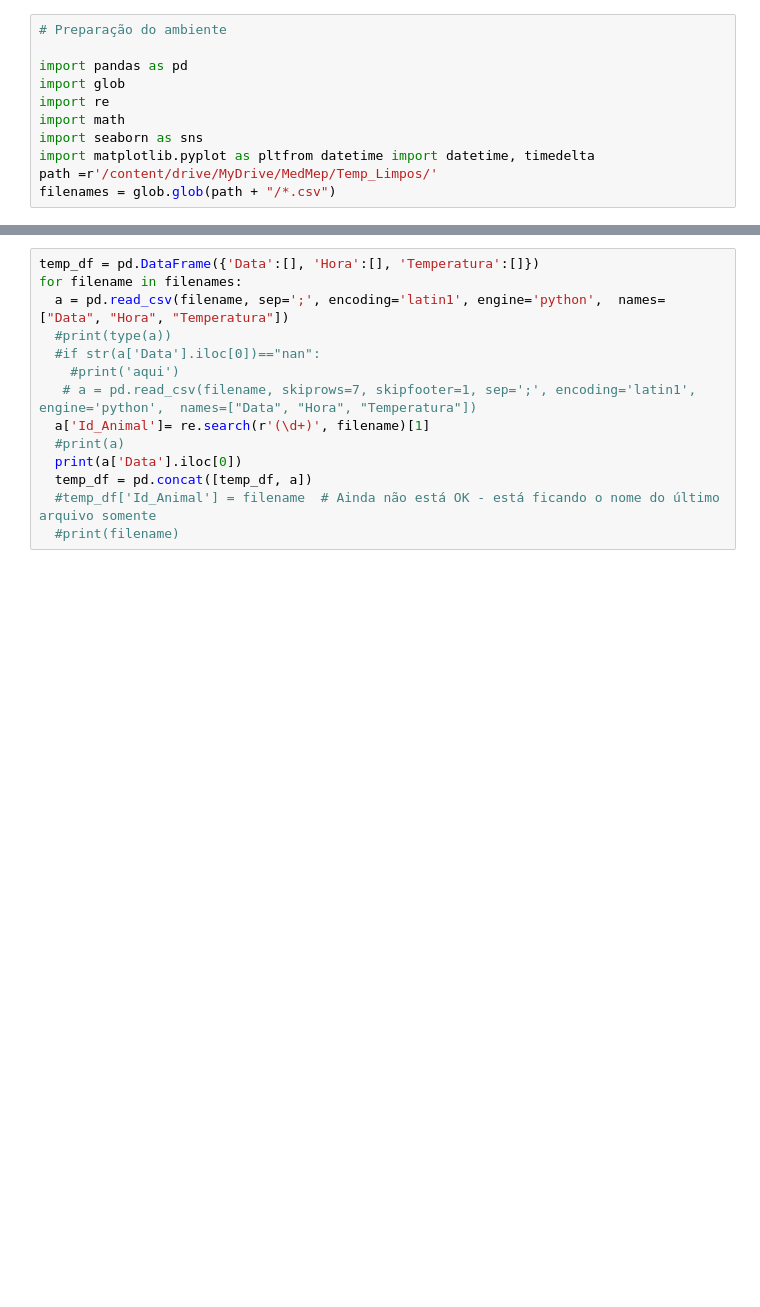
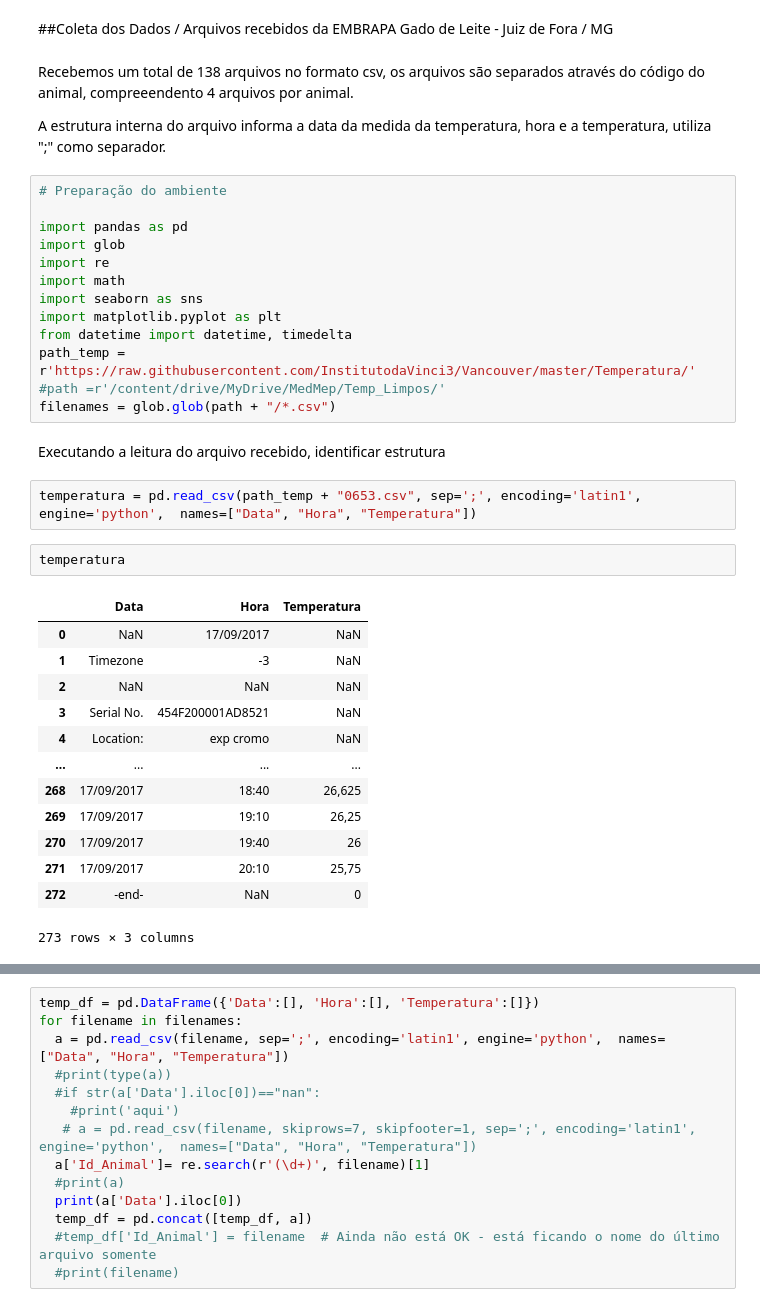
Before and after one commit to InstitutodaVinci3/vancouver, a Jupyter notebook: Temperatura_Animal.ipynb, the cells around one changed output, grey strips where cells are left out. Saved outputs shown, nothing was run; the diff lists cells and outputs as text; blank space fills up the shorter version.

Commit message:
Update Temperatura_Animal.ipynb
apontando para os arquivos no Git

```diff
--- a/Temperatura_Animal.ipynb
+++ b/Temperatura_Animal.ipynb
@@ -5,3 +3,9 @@
+# %% [markdown]
+##Coleta dos Dados / Arquivos recebidos da EMBRAPA Gado de Leite - Juiz de Fora / MG
+# %% [markdown]
+Recebemos um total de 138 arquivos no formato csv, os arquivos são separados através do código do animal, compreeendento 4 arquivos por animal.
+
+A estrutura interna do arquivo informa a data da medida da temperatura, hora e a temperatura, utiliza ";" como separador.
 # %%
 # Preparação do ambiente
 
@@ -10,6 +14,28 @@ import glob
 import re
 import math
 import seaborn as sns
-import matplotlib.pyplot as pltfrom datetime import datetime, timedelta
-path =r'/content/drive/MyDrive/MedMep/Temp_Limpos/'
+import matplotlib.pyplot as plt
+from datetime import datetime, timedelta
+path_temp = r'https://raw.githubusercontent.com/InstitutodaVinci3/Vancouver/master/Temperatura/'
+#path =r'/content/drive/MyDrive/MedMep/Temp_Limpos/'
 filenames = glob.glob(path + "/*.csv")
+# %% [markdown]
+Executando a leitura do arquivo recebido, identificar estrutura
+# %%
+temperatura = pd.read_csv(path_temp + "0653.csv", sep=';', encoding='latin1', engine='python',  names=["Data", "Hora", "Temperatura"])
+# %%
+temperatura
+# %% [output]
+|  | Data | Hora | Temperatura |
+| 0 | NaN | 17/09/2017 | NaN |
+| 1 | Timezone | -3 | NaN |
+| 2 | NaN | NaN | NaN |
+| 3 | Serial No. | 454F200001AD8521 | NaN |
+| 4 | Location: | exp cromo | NaN |
+| ... | ... | ... | ... |
+| 268 | 17/09/2017 | 18:40 | 26,625 |
+| 269 | 17/09/2017 | 19:10 | 26,25 |
+| 270 | 17/09/2017 | 19:40 | 26 |
+| 271 | 17/09/2017 | 20:10 | 25,75 |
+| 272 | -end- | NaN | 0 |
+273 rows × 3 columns
```
Also changed, not shown: parts of 8 cells of this notebook.
